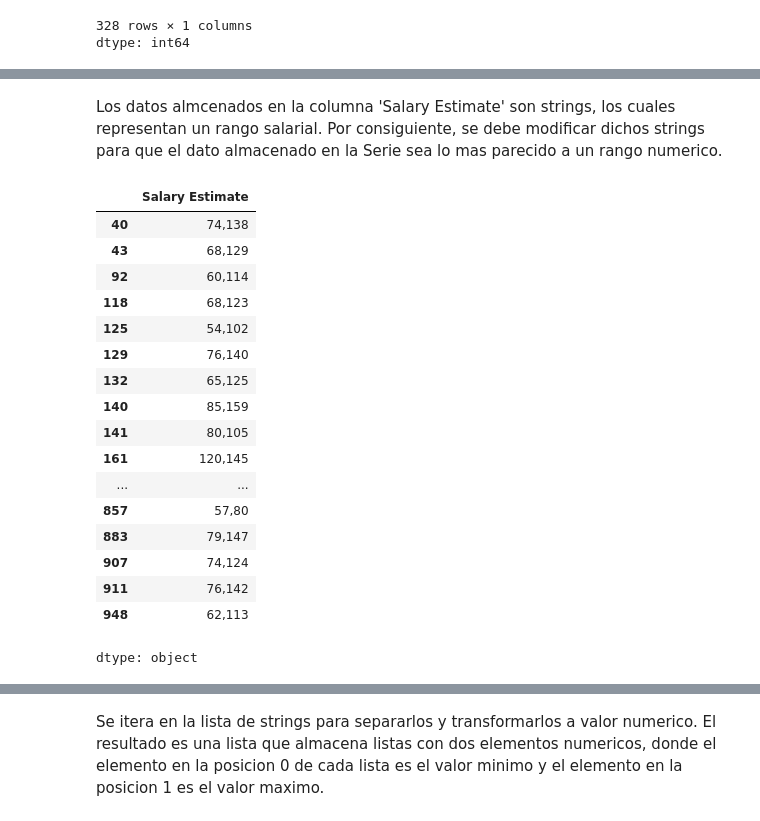
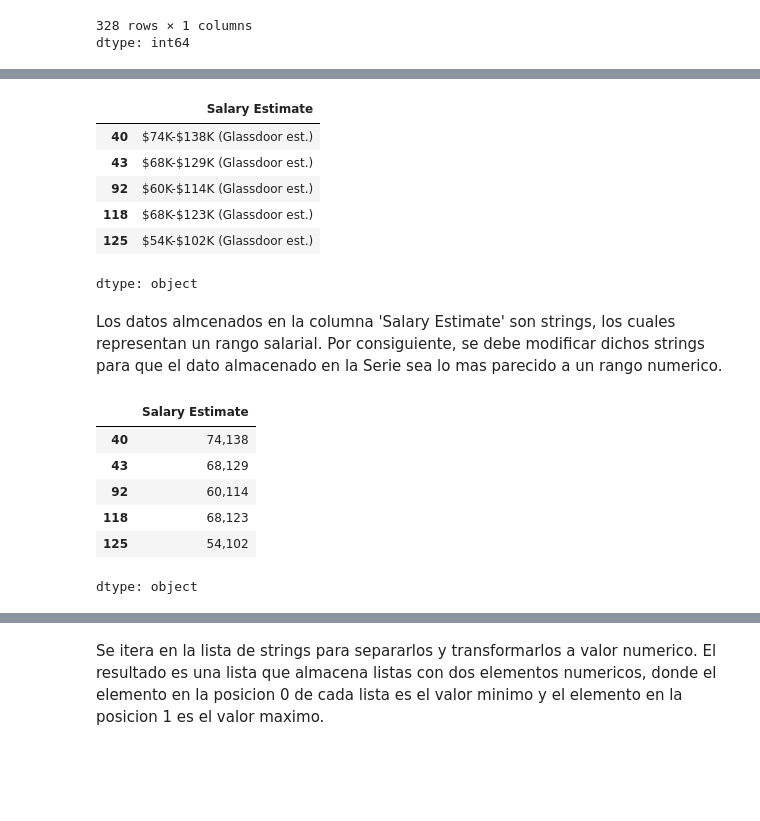
Before and after one commit to mfernandezzz/Pruebas_Tecnicas, a Jupyter notebook: pruebaTecnicaGlassdoorJobs.ipynb, the cells around one changed output, grey strips where cells are left out. Cells and saved outputs as stored; diff of their text form; code cells hidden in the pictures; blank space fills up the shorter version.

```diff
--- a/pruebaTecnicaGlassdoorJobs.ipynb
+++ b/pruebaTecnicaGlassdoorJobs.ipynb
@@ -98,30 +90,30 @@ dtype: object
+# %%
+salaries = pd.Series(df_data_engineer['Salary Estimate'])
+salaries.head()
+# %% [output]
+|  | Salary Estimate |
+| 40 | $74K-$138K (Glassdoor est.) |
+| 43 | $68K-$129K (Glassdoor est.) |
+| 92 | $60K-$114K (Glassdoor est.) |
+| 118 | $68K-$123K (Glassdoor est.) |
+| 125 | $54K-$102K (Glassdoor est.) |
+dtype: object
 # %% [markdown]
 Los datos almcenados en la columna 'Salary Estimate' son strings, los cuales representan un rango salarial. Por consiguiente, se debe modificar dichos strings para que el dato almacenado en la Serie sea lo mas parecido a un rango numerico.
 # %%
 salaries = salaries.str.replace('(Glassdoor est.)', '')
 salaries = salaries.str.replace('K', '')
 salaries = salaries.str.replace('$', '')
 salaries = salaries.str.replace('Employer Provided Salary:', '')
 salaries = salaries.str.replace('-', ',')
 salaries = salaries.str.replace('(Employer est.)', '')
 salaries = salaries.str.replace(' ', '')
-salaries
+salaries.head()
 # %% [output]
 |  | Salary Estimate |
 | 40 | 74,138 |
 | 43 | 68,129 |
 | 92 | 60,114 |
 | 118 | 68,123 |
 | 125 | 54,102 |
-| 129 | 76,140 |
-| 132 | 65,125 |
-| 140 | 85,159 |
-| 141 | 80,105 |
-| 161 | 120,145 |
-| ... | ... |
-| 857 | 57,80 |
-| 883 | 79,147 |
-| 907 | 74,124 |
-| 911 | 76,142 |
-| 948 | 62,113 |
 dtype: object
```
Also changed, not shown: parts of 15 cells of this notebook.
